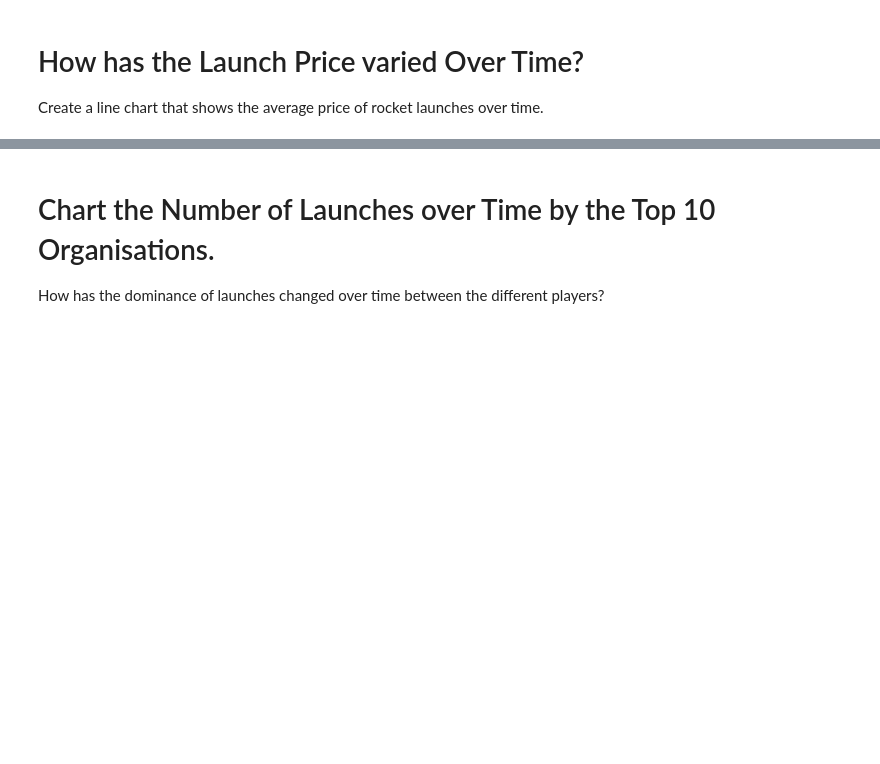
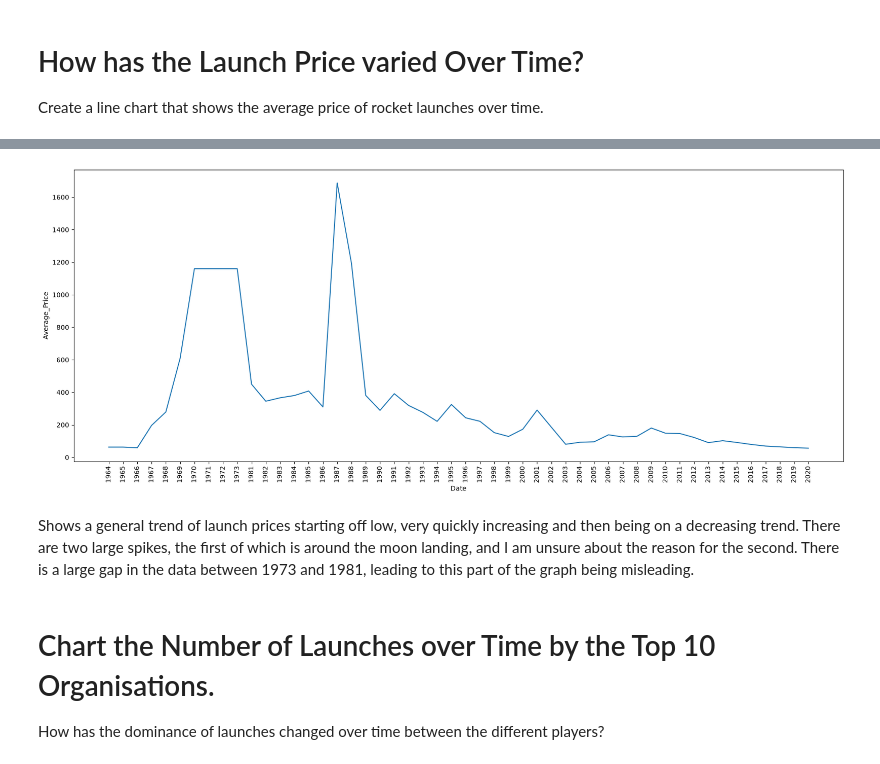
Before and after one commit to Archie-jpg/Space-Race-Analysis, a Jupyter notebook: Space_Missions_Analysis.ipynb, the cells around one changed output, grey strips where cells are left out. Cells and saved outputs as stored; diff of their text form; code cells hidden in the pictures; blank space fills up the shorter version.

Commit message:
Charted average launch price

```diff
--- a/Space_Missions_Analysis.ipynb
+++ b/Space_Missions_Analysis.ipynb
@@ -632,3 +632,14 @@ Shows December to be the most popular, and january to be the least
 # How has the Launch Price varied Over Time?
 
 Create a line chart that shows the average price of rocket launches over time.
+# %%
+# Data into correct format
+df_clean_prices["Date"] = pd.to_datetime(df_clean_prices["Date"], format="mixed", utc=True)
+average_launch_price_per_year: pd.DataFrame = df_clean_prices.groupby(df_clean_prices["Date"].dt.to_period("Y")).Price.agg(Average_Price="mean").reset_index()
+# # Fill in years with missing values at 0
+# filled_average_launch_price_per_year = pd.DataFrame(columns=["Year", "Average_Price"])
+# print(average_launch_price_per_year["Date"].dtype)
+# for year in range(1957, 2020):
+#     if year not in average_launch_price_per_year["Date"]: filled_average_launch_price_per_year.loc[len(filled_average_launch_price_per_year)] = [year, 0]
+#     else: filled_average_launch_price_per_year.loc[len(filled_average_launch_price_per_year)] = [year, average_launch_price_per_year["Average_Price"]]
+print(average_launch_price_per_year)
@@ -635,3 +664,11 @@ Create a line chart that shows the average price of rocket launches over time.
+# %%
+plt.figure(figsize=(21,8))
+ax = sns.lineplot(x=average_launch_price_per_year["Date"].astype(str), y=average_launch_price_per_year["Average_Price"], data=average_launch_price_per_year)
+ax.tick_params(axis="x", labelrotation=90)
+# %% [output]
+[figure, added]
+# %% [markdown]
+Shows a general trend of launch prices starting off low, very quickly increasing and then being on a decreasing trend. There are two large spikes, the first of which is around the moon landing, and I am unsure about the reason for the second. There is a large gap in the data between 1973 and 1981, leading to this part of the graph being misleading.
 # %% [markdown]
 # Chart the Number of Launches over Time by the Top 10 Organisations.
 
```
Also changed, not shown: parts of 1 cell of this notebook.
